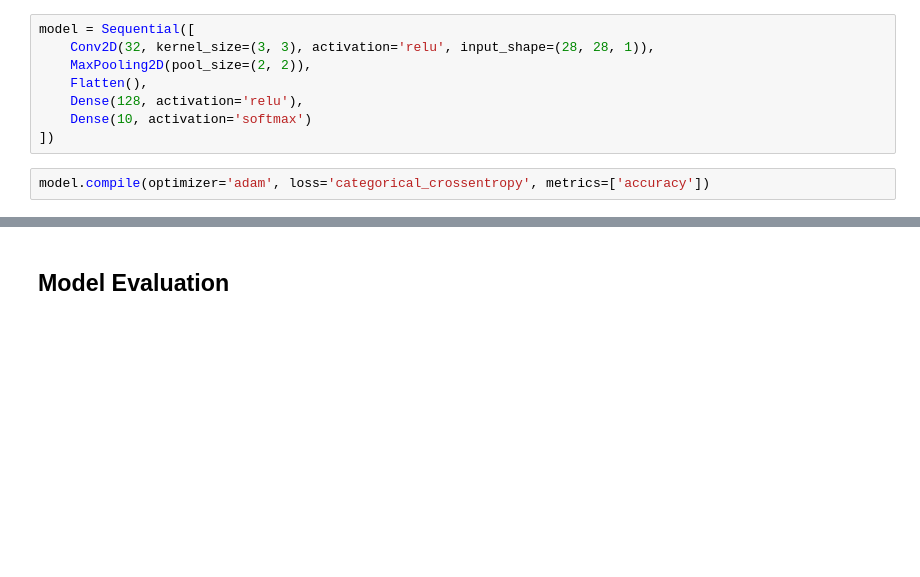
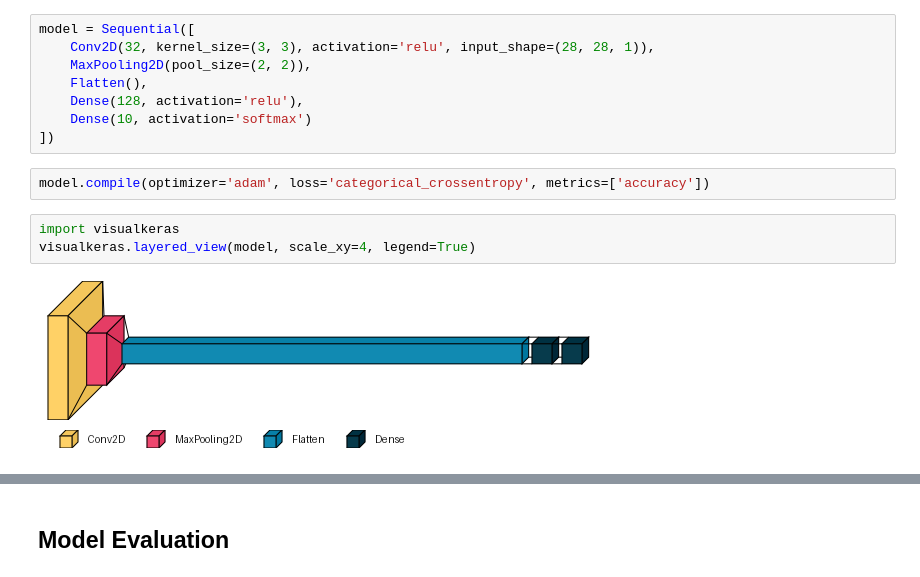
Before and after one commit to CoderRakeshSharma/Hand-Written-Digit-Classification, a Jupyter notebook: Handwritten_Digit_Classification_Code.ipynb, the cells around one changed output, grey strips where cells are left out. Saved outputs shown, nothing was run; the diff lists cells and outputs as text; blank space fills up the shorter version.

```diff
--- a/Handwritten_Digit_Classification_Code.ipynb
+++ b/Handwritten_Digit_Classification_Code.ipynb
@@ -174,6 +174,11 @@ model = Sequential([
 ])
 # %%
 model.compile(optimizer='adam', loss='categorical_crossentropy', metrics=['accuracy'])
+# %%
+import visualkeras
+visualkeras.layered_view(model, scale_xy=4, legend=True)
+# %% [output]
+[figure, added]
 # %%
 model.fit(x_train, y_train_cat, epochs=5, batch_size=128, validation_split=0.2)
 # %% [output]
```
Also changed, not shown: parts of 4 cells of this notebook, 1 other file.
